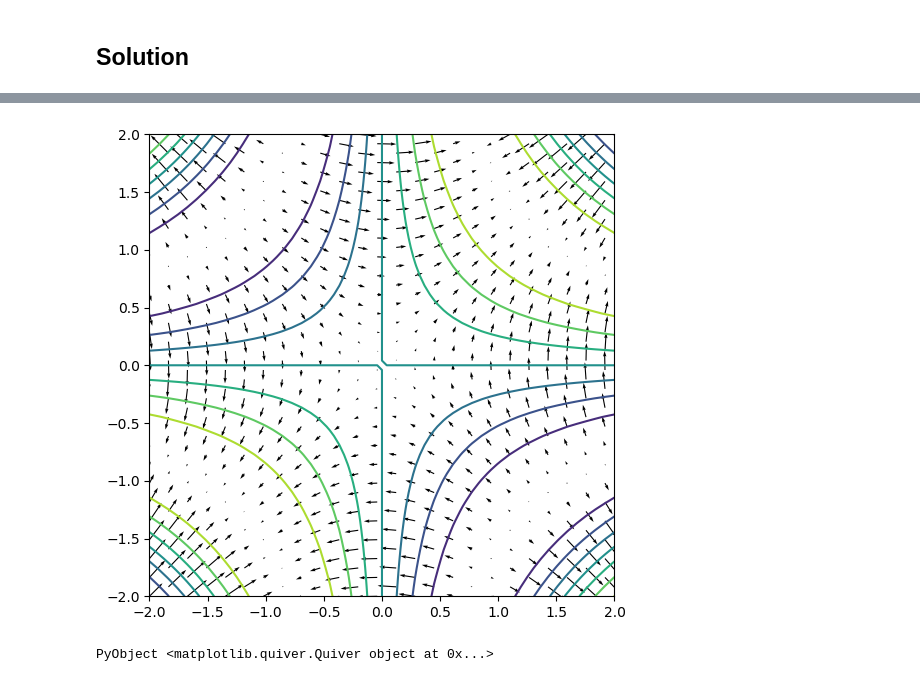
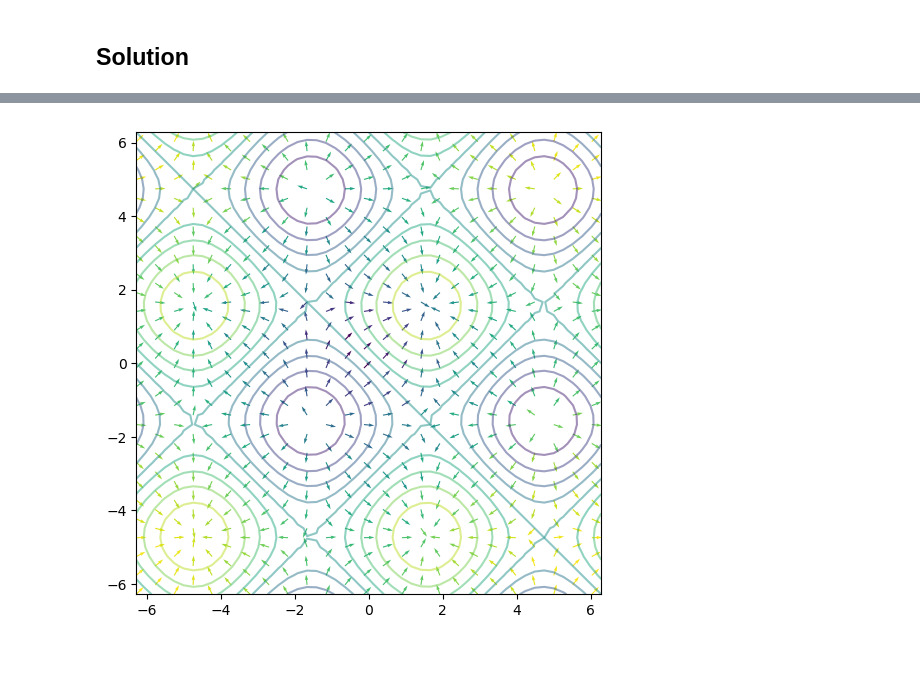
Before and after one commit to chaaland/classical-mechanics-ttm, a Jupyter notebook: Chapter3/Chapter3.ipynb, the cells around one changed output, grey strips where cells are left out. Drawn from its saved outputs; the diff is of its cells as text; code cells hidden in the pictures; blank space fills up the shorter version.

```diff
--- a/Chapter3/Chapter3.ipynb
+++ b/Chapter3/Chapter3.ipynb
@@ -91,14 +309,26 @@ PyObject <matplotlib.quiver.Quiver object at 0x...>
 # %%
-x_vals = LinRange(-2,2,50)
-y_vals = LinRange(-2,2,50)
+x_vals = LinRange(-2*pi, 2*pi, 50)
+y_vals = LinRange(-2*pi, 2*pi, 50)
 
 figure(figsize=(6,6))
 X_mesh = [i for i in x_vals, j in y_vals]
 Y_mesh = [j for i in x_vals, j in y_vals]
-Z_mesh = sin.(X_mesh .* Y_mesh)
 
-contour(X_mesh, Y_mesh, Z_mesh)
-quiver(X_mesh[1:4:end], Y_mesh[1:4:end], (cos.(X_mesh .* Y_mesh) .* Y_mesh)[1:4:end], (cos.(X_mesh .* Y_mesh) .* X_mesh)[1:4:end])
+Z_mesh = sin.(X_mesh) .+ sin.(Y_mesh)
+
+x_plot = vec(X_mesh)
+y_plot = vec(Y_mesh)
+
+dx = cos.(x_plot)
+dy = cos.(y_plot)
+
+grad_field_norms = [hypot(dx[i],  dy[i]) for i in 1:length(x_plot)]
+max_norm = maximum(grad_field_norms)
+min_norm = minimum(grad_field_norms)
+
+contour(X_mesh, Y_mesh, Z_mesh, alpha=0.5, levels=10)
+quiver(x_plot[1:4:end], y_plot[1:4:end],
+    (dx ./ grad_field_norms)[1:4:end], (dy ./ grad_field_norms)[1:4:end],
+    color=PyPlot.cm.viridis((grad_field_norms .- min_norm) / (max_norm - min_norm)), angles="xy");
 # %% [output]
-[figure, old version]
+[figure, new version]
-PyObject <matplotlib.quiver.Quiver object at 0x...>
```
Also changed, not shown: parts of 16 cells of this notebook.
